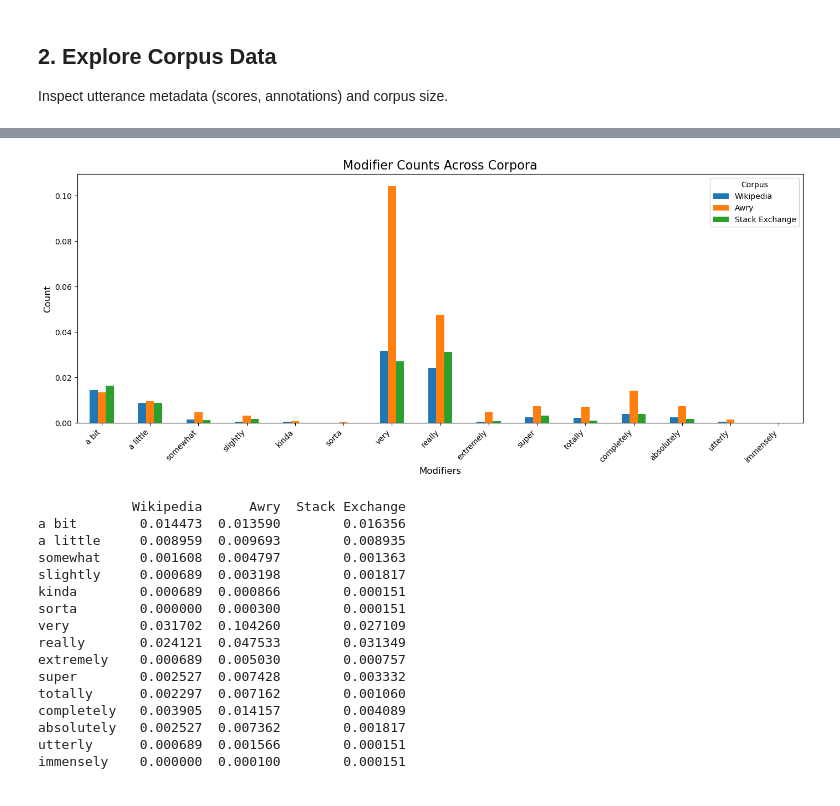
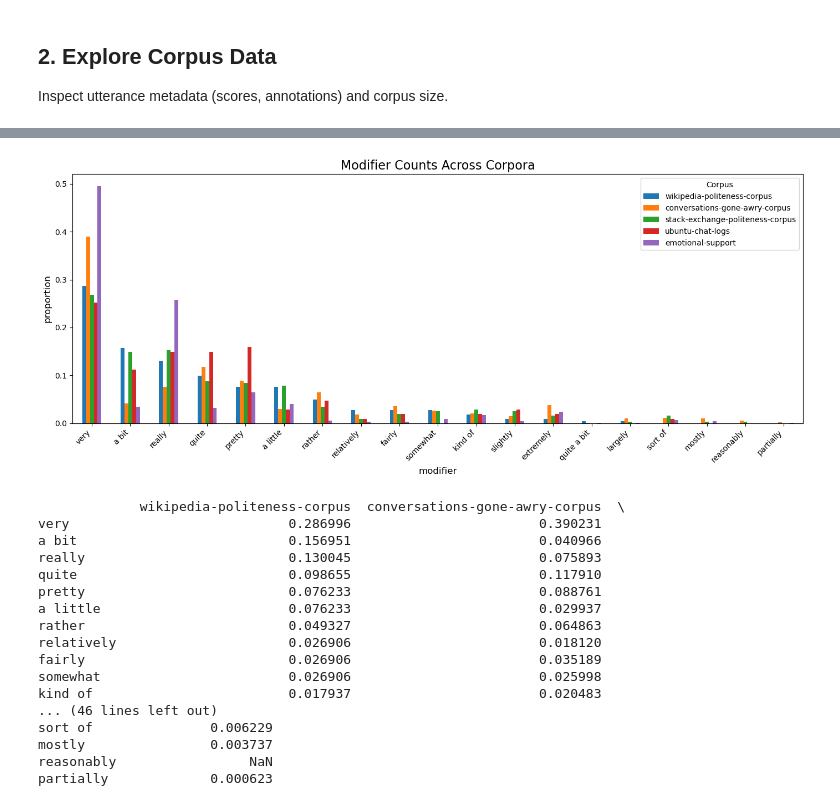
Before and after one commit to yukam997/comparingCulturesPolitenessLLM, a Jupyter notebook: convoKit/exploreWikiModifiers.ipynb, the cells around one changed output, grey strips where cells are left out. Cells and saved outputs as stored; diff of their text form; code cells hidden in the pictures.

Commit message:
counting modifiers

```diff
--- a/convoKit/exploreWikiModifiers.ipynb
+++ b/convoKit/exploreWikiModifiers.ipynb
@@ -7,6 +7,10 @@ from convokit import Corpus, download
 corpus_wiki = Corpus(filename=download("wikipedia-politeness-corpus"))
 corpus_stack = Corpus(filename=download("stack-exchange-politeness-corpus"))
 corpus_awry = Corpus(filename=download("conversations-gone-awry-corpus"))
+corpus_reddit = Corpus(filename=download("reddit-corpus-small"))
+corpus_ubuntu = Corpus(filename=download("ubuntu-chat-logs"))
+corpus_emotional = Corpus(filename=download("emotional-support"))
+modifier_list = ["a bit", "a little", "somewhat","slightly","kinda","sorta","very","really","extremely","super","totally","completely","absolutely","utterly","immensely"]
 # %% [output]
 Dataset already exists at /Users/yuka/.convokit/saved-corpora/wikipedia-politeness-corpus
 Dataset already exists at /Users/yuka/.convokit/saved-corpora/stack-exchange-politeness-corpus
@@ -22 +26,5 @@ len(corpus_awry.get_utterance_ids()),len(corpus_wiki.get_utterance_ids()),len(co
+# %%
+#print the first 10 utterances in the wikipedia politeness corpus
+for i, utterance_id in enumerate(corpus_wiki.get_utterance_ids()[:10]):
+    print(f"Utterance {i}: {corpus_wiki.get_utterance(utterance_id)['text']}")
 # %%
@@ -73,3 +192,10 @@ len(corpus_wiki.get_utterance_ids()),len(corpus_awry.get_utterance_ids()),modifi
+# %%
+# for each dataframe, create modifier counts as dictionaries
+modifier_wiki_requests_count = wiki_df['modifier'].value_counts(normalize=True).to_dict()
+modifier_awry_count = awry_df['modifier'].value_counts(normalize=True).to_dict()
+modifier_stack_count = stack_df['modifier'].value_counts(normalize=True).to_dict()
+modifier_ubuntu_count = ubuntu_df['modifier'].value_counts(normalize=True).to_dict()
+modifier_emotional_count = emotional_df['modifier'].value_counts(normalize=True).to_dict()
 # %%
 
 import json
@@ -127,43 +355,47 @@ print(responses)
 # %%
 import pandas as pd
 import matplotlib.pyplot as plt
 
 # Create a DataFrame from the three modifier count dictionaries
 df = pd.DataFrame({
-    'Wikipedia': modifier_wiki_requests_count,
-    'Awry': modifier_awry_count,
-    'Stack Exchange': modifier_stack_count
+    'wikipedia-politeness-corpus': modifier_wiki_requests_count,
+    'conversations-gone-awry-corpus': modifier_awry_count,
+    'stack-exchange-politeness-corpus': modifier_stack_count,
+    # 'reddit-corpus-small': modifier_reddit_count, # this was too much data for new parser
+    'ubuntu-chat-logs': modifier_ubuntu_count,
+    'emotional-support': modifier_emotional_count
 })
 
 # Plot the data
 fig, ax = plt.subplots(figsize=(14, 6))
 df.plot(kind='bar', ax=ax)
 
 ax.set_title('Modifier Counts Across Corpora', fontsize=16)
-ax.set_xlabel('Modifiers', fontsize=12)
-ax.set_ylabel('Count', fontsize=12)
+ax.set_xlabel('modifier', fontsize=12)
+ax.set_ylabel('proportion', fontsize=12)
 ax.legend(title='Corpus')
 plt.xticks(rotation=45, ha='right')
 plt.tight_layout()
 plt.show()
 
 # Display the dataframe
 print(df)
 # %% [output]
-[figure, old version]
+[figure, new version]
-            Wikipedia      Awry  Stack Exchange
-a bit        0.014473  0.013590        0.016356
-a little     0.008959  0.009693        0.008935
-somewhat     0.001608  0.004797        0.001363
-slightly     0.000689  0.003198        0.001817
-kinda        0.000689  0.000866        0.000151
-sorta        0.000000  0.000300        0.000151
-very         0.031702  0.104260        0.027109
-really       0.024121  0.047533        0.031349
-extremely    0.000689  0.005030        0.000757
-super        0.002527  0.007428        0.003332
-totally      0.002297  0.007162        0.001060
-completely   0.003905  0.014157        0.004089
-absolutely   0.002527  0.007362        0.001817
-utterly      0.000689  0.001566        0.000151
-immensely    0.000000  0.000100        0.000151
+             wikipedia-politeness-corpus  conversations-gone-awry-corpus  \
+very                            0.286996                        0.390231
+a bit                           0.156951                        0.040966
+really                          0.130045                        0.075893
+quite                           0.098655                        0.117910
+pretty                          0.076233                        0.088761
+a little                        0.076233                        0.029937
+rather                          0.049327                        0.064863
+relatively                      0.026906                        0.018120
+fairly                          0.026906                        0.035189
+somewhat                        0.026906                        0.025998
+kind of                         0.017937                        0.020483
+... (46 lines left out)
+sort of               0.006229
+mostly                0.003737
+reasonably                 NaN
+partially             0.000623
```
Also changed, not shown: parts of 11 cells of this notebook.
